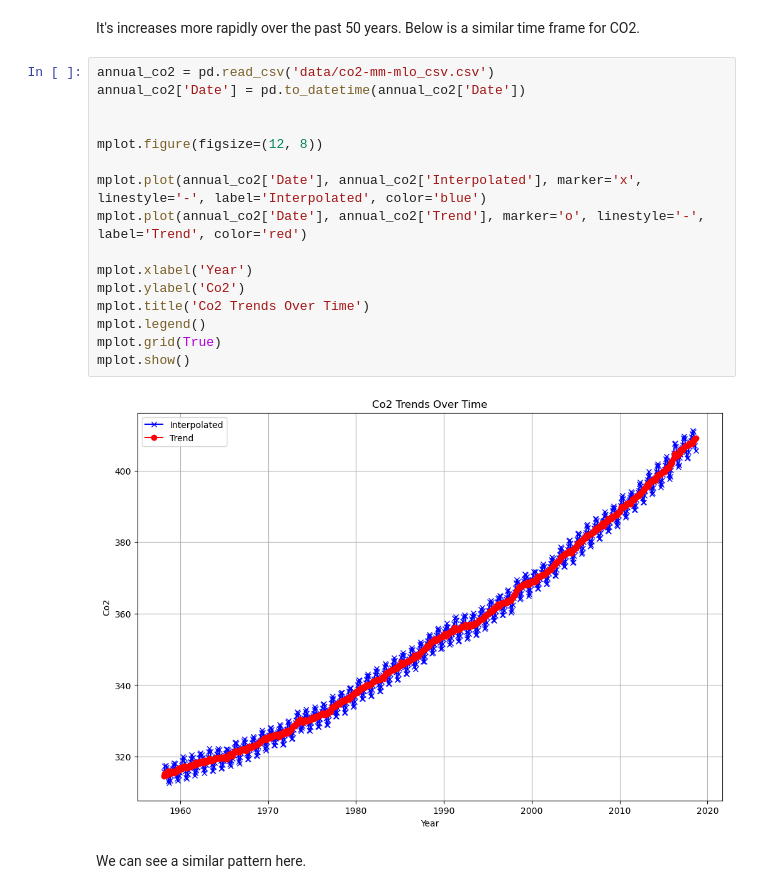
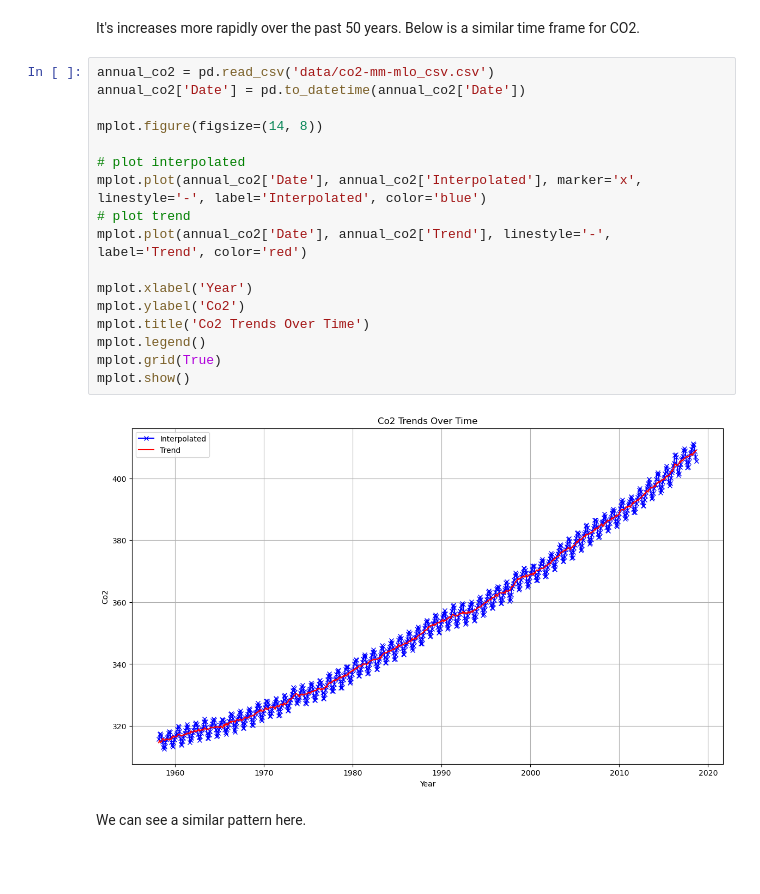
Before and after one commit to frankquinn89/PROGRAMMING_FOR_DATA_ANALYSIS_2, a Jupyter notebook: project.ipynb, the cells around one changed output. Drawn from its saved outputs; the diff is of its cells as text; blank space fills up the shorter version.

```diff
--- a/project.ipynb
+++ b/project.ipynb
@@ -105,21 +119,22 @@ It's increases more rapidly over the past 50 years. Below is a similar time fram
 # %%
 annual_co2 = pd.read_csv('data/co2-mm-mlo_csv.csv')
 annual_co2['Date'] = pd.to_datetime(annual_co2['Date'])
 
+mplot.figure(figsize=(14, 8))
 
-mplot.figure(figsize=(12, 8))
-
+# plot interpolated
 mplot.plot(annual_co2['Date'], annual_co2['Interpolated'], marker='x', linestyle='-', label='Interpolated', color='blue')
-mplot.plot(annual_co2['Date'], annual_co2['Trend'], marker='o', linestyle='-', label='Trend', color='red')
+# plot trend
+mplot.plot(annual_co2['Date'], annual_co2['Trend'], linestyle='-', label='Trend', color='red')
 
 mplot.xlabel('Year')
 mplot.ylabel('Co2')
 mplot.title('Co2 Trends Over Time')
 mplot.legend()
 mplot.grid(True)
 mplot.show()
 # %% [output]
-[figure, old version]
+[figure, new version]
 # %% [markdown]
 We can see a similar pattern here.
 # %% [markdown]
```
Also changed, not shown: parts of 16 cells of this notebook.
